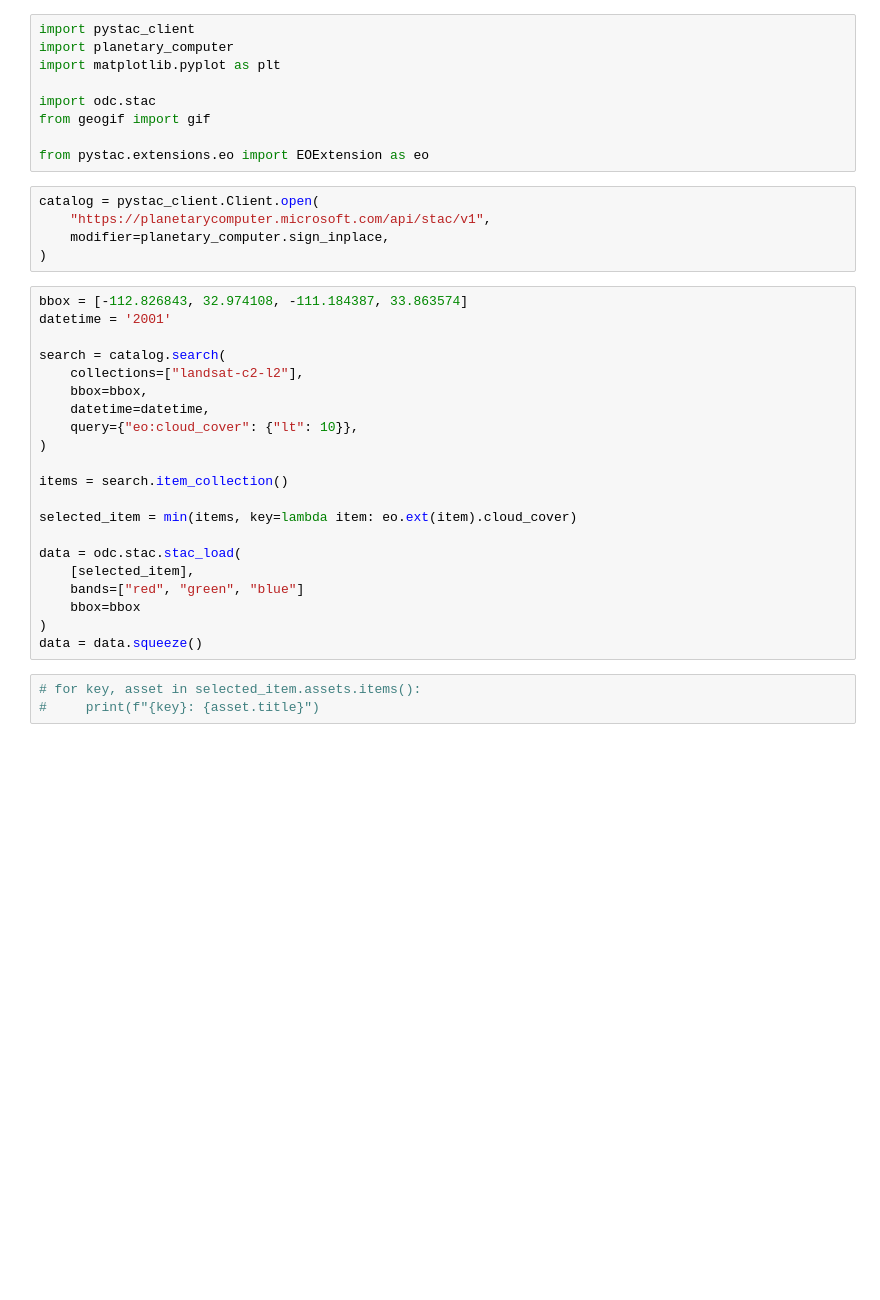
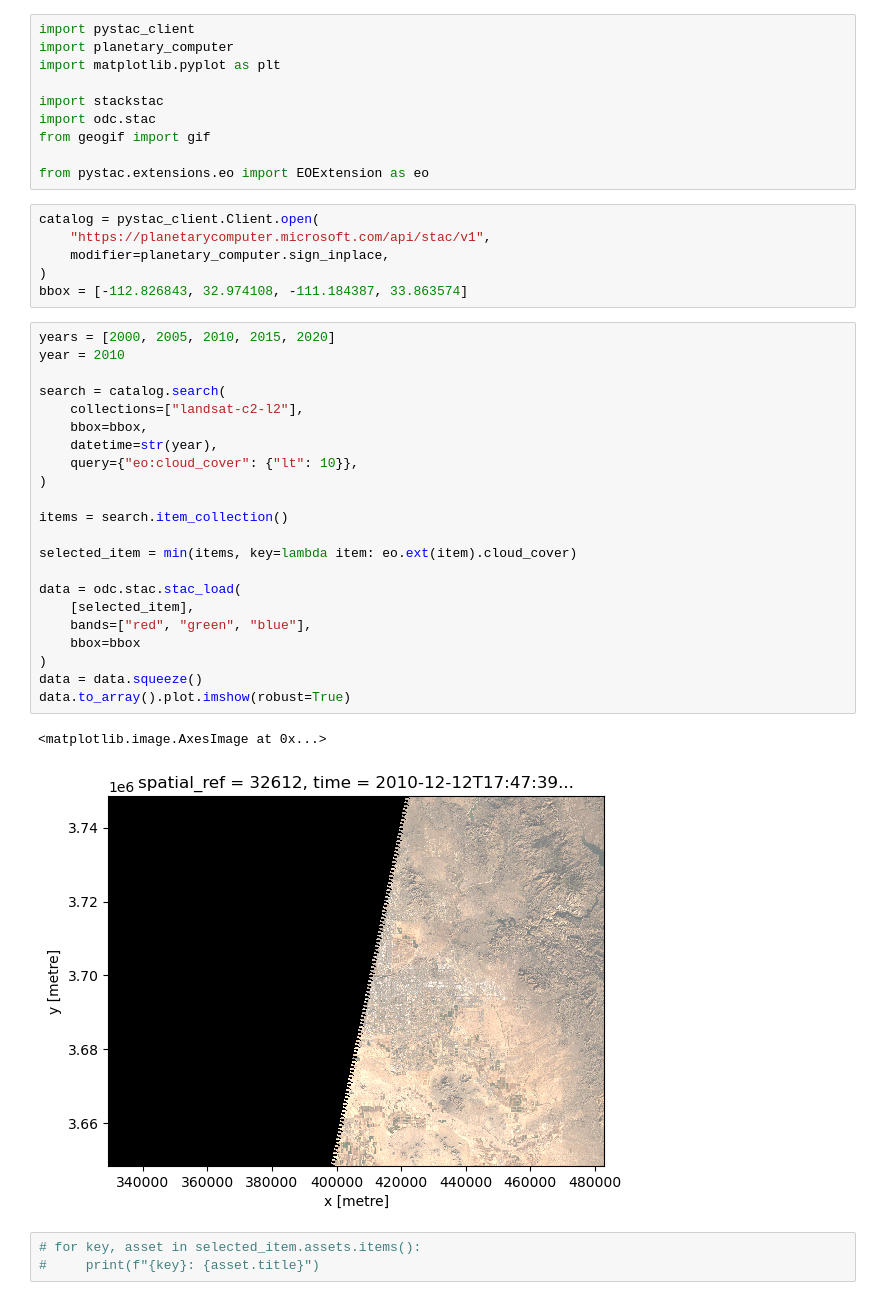
Before and after one commit to carmengg/eds220-mpc, a Jupyter notebook: gif.ipynb, the cells around one changed output. Drawn from its saved outputs; the diff is of its cells as text; blank space fills up the shorter version.

```diff
--- a/gif.ipynb
+++ b/gif.ipynb
@@ -3,6 +3,7 @@ import pystac_client
 import planetary_computer
 import matplotlib.pyplot as plt
 
+import stackstac
 import odc.stac
 from geogif import gif
 
@@ -12,27 +13,32 @@ catalog = pystac_client.Client.open(
     "https://planetarycomputer.microsoft.com/api/stac/v1",
     modifier=planetary_computer.sign_inplace,
 )
+bbox = [-112.826843, 32.974108, -111.184387, 33.863574]
 # %%
-bbox = [-112.826843, 32.974108, -111.184387, 33.863574]
-datetime = '2001'
+years = [2000, 2005, 2010, 2015, 2020]
+year = 2010
 
 search = catalog.search(
     collections=["landsat-c2-l2"],
     bbox=bbox,
-    datetime=datetime,
+    datetime=str(year),
     query={"eo:cloud_cover": {"lt": 10}},
 )
 
 items = search.item_collection()
 
 selected_item = min(items, key=lambda item: eo.ext(item).cloud_cover)
 
 data = odc.stac.stac_load(
     [selected_item],
-    bands=["red", "green", "blue"]
+    bands=["red", "green", "blue"],
     bbox=bbox
 )
 data = data.squeeze()
+data.to_array().plot.imshow(robust=True)
+# %% [output]
+<matplotlib.image.AxesImage at 0x...>
+[figure, added]
 # %%
 # for key, asset in selected_item.assets.items():
 #     print(f"{key}: {asset.title}")
```
Also changed, not shown: parts of 7 cells of this notebook.
